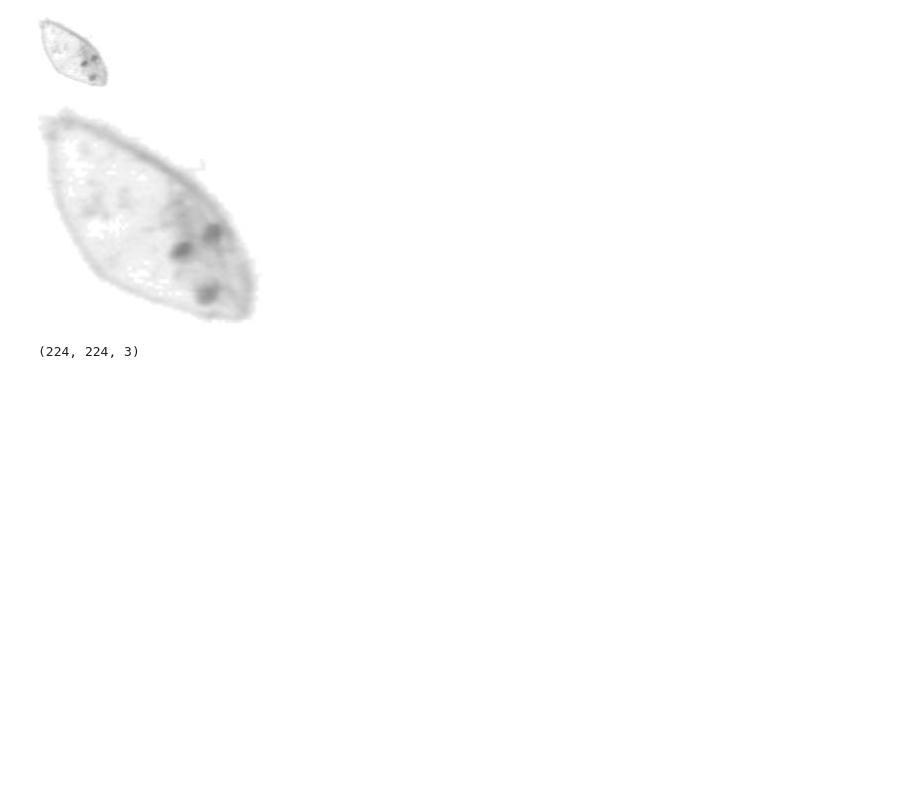
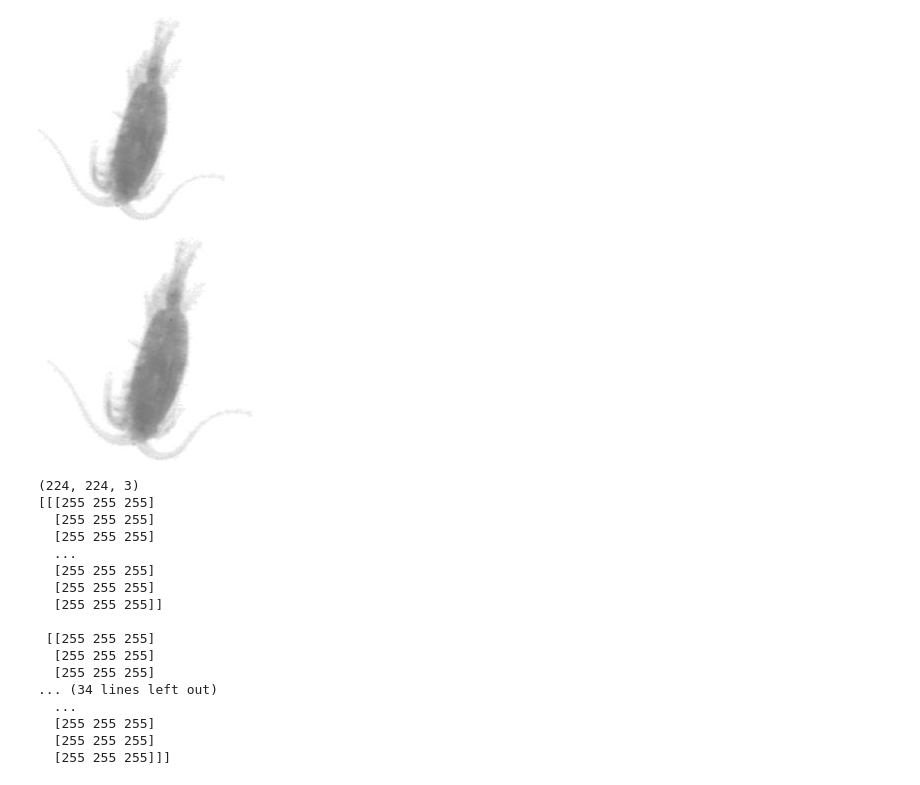
Before and after one commit to hvagstol/inf368, a Jupyter notebook: ex1/OpenCV functions.ipynb, the cells around one changed output. Cells and saved outputs as stored; diff of their text form; code cells hidden in the pictures; blank space fills up the shorter version.

```diff
--- a/ex1/OpenCV functions.ipynb
+++ b/ex1/OpenCV functions.ipynb
@@ -40,34 +40,51 @@ def square_resize(img, target_size=224, color = [255, 255, 255]):
     new_size = tuple([int(x*ratio) for x in original_shape])
 
     # choose interpolation method
     if (new_size[0]>original_shape[0]):
         # if image is growing, use cubic interpolation
         ipol = cv2.INTER_CUBIC
     else:
         # if we are shrinking the image, use this instead
         ipol = cv2.INTER_AREA
 
     # resize, maintaining aspect
     img = cv2.resize(img, (new_size[1], new_size[0]),  interpolation=ipol)
 
     # calculate where we're missing some padding
     delta_w = target_size - new_size[1]
     delta_h = target_size - new_size[0]
     top, bottom = delta_h//2, delta_h-(delta_h//2)
     left, right = delta_w//2, delta_w-(delta_w//2)
 
     # add padding to image to get to final shape
     new_img = cv2.copyMakeBorder(img, top, bottom, left, right, cv2.BORDER_CONSTANT, value=color)
 
     return new_img
 
 
-img = cv2.imread('../../data/ZooScanSet/imgs/cypris/44680883.jpg')
+img = cv2.imread('sample.jpg')
 showarray(img)
 new_img = square_resize(img)
 showarray(new_img)
 print(np.shape(new_img))
+print(new_img)
 # %% [output]
-[figure, old version]
+[figure, new version]
-[figure, old version]
+[figure, new version]
 (224, 224, 3)
+[[[255 255 255]
+  [255 255 255]
+  [255 255 255]
+  ...
+  [255 255 255]
+  [255 255 255]
+  [255 255 255]]
+
+ [[255 255 255]
+  [255 255 255]
+  [255 255 255]
+... (34 lines left out)
+  ...
+  [255 255 255]
+  [255 255 255]
+  [255 255 255]]]
```
Also changed, not shown: 4 other files.
